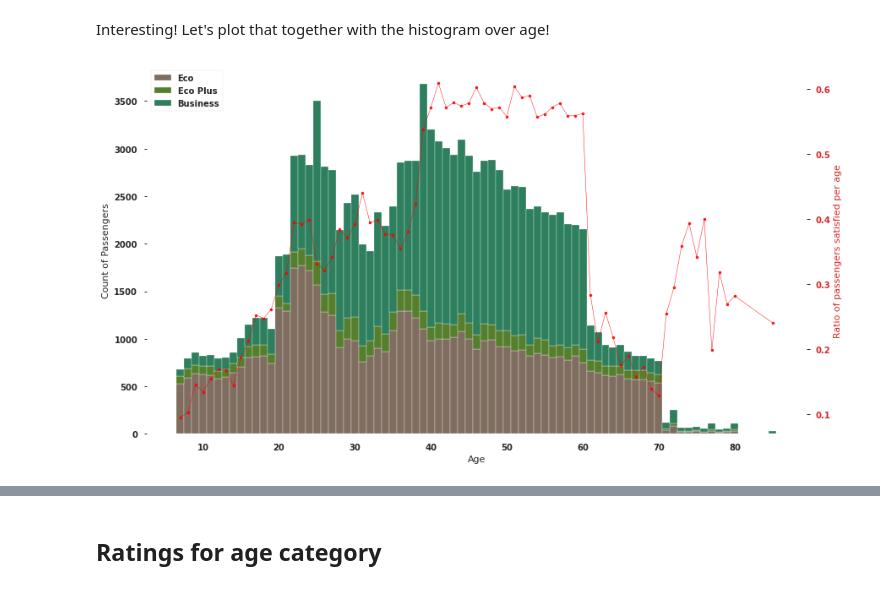
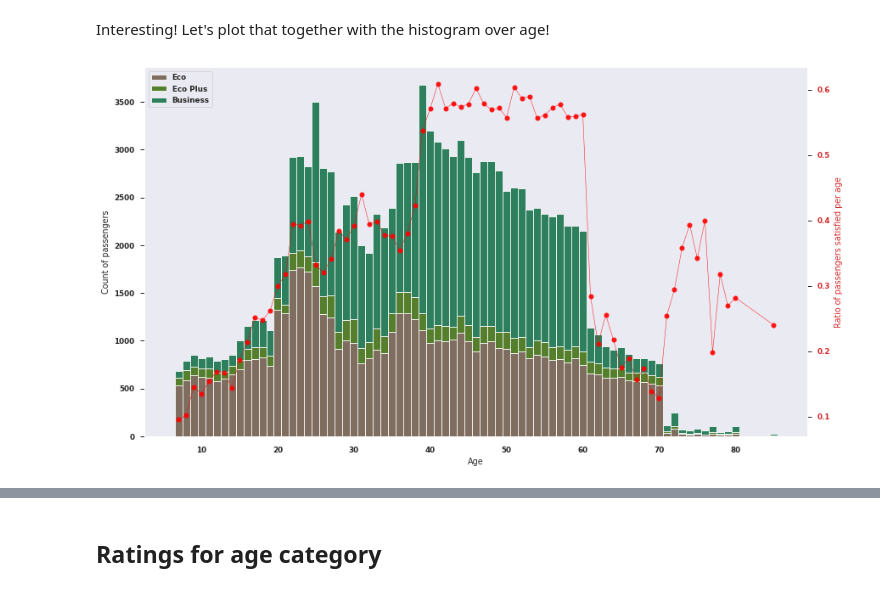
Before and after one commit to n1oftheabove/visualizing-real-world-data-project, a Jupyter notebook: airline_satisfaction.ipynb, the cells around one changed output, grey strips where cells are left out. Cells and saved outputs as stored; diff of their text form; code cells hidden in the pictures.

Commit message:
add: finalize the airline_satisfaction notebook

```diff
--- a/airline_satisfaction.ipynb
+++ b/airline_satisfaction.ipynb
@@ -5,10 +5,11 @@ import matplotlib.pyplot as plt
 import seaborn as sns
 from matplotlib import rc
 
-#import sklearn.linear_model as lm
-#import sklearn.metrics as metrics
-
 import statsmodels.api as sm
 
 import pandas_profiling
 %matplotlib inline
+
+# Set seaborn plot style
+sns.set_style("dark")
+sns.set_context("paper")
@@ -161,7 +137,7 @@ df.head()
 # %% [markdown]
 ### Norming departure and arrival delay
 # %%
-df['Departure Delay in Minutes'] = df['Departure Delay in Minutes']/df['Departure Delay in Minutes'].max()
-df['Arrival Delay in Minutes'] = df['Arrival Delay in Minutes']/df['Arrival Delay in Minutes'].max()
+# df['Departure Delay in Minutes'] = df['Departure Delay in Minutes']/df['Departure Delay in Minutes'].max()
+# df['Arrival Delay in Minutes'] = df['Arrival Delay in Minutes']/df['Arrival Delay in Minutes'].max()
 # %% [markdown]
 # 2. EDA
@@ -514,0 +466,18 @@ sns.scatterplot(x='Age', y='sat_ratio', data=df_sat_age)
+# %%
+# From original df, discard everythin except age and satisfaction
+df_age_sat = df.drop([x for x in df.columns.to_list() if not x in ['Age','Is satisfied']], axis=1)
+
+# Introduce new column 'not satisfied'
+df_age_sat['Not satisfied'] = np.where(df_age_sat['Is satisfied'] == 1, 0, 1)
+
+# Count satisfaction for every age
+df_age_sat = df_age_sat.groupby(['Age']).agg({'Is satisfied':sum, 'Not satisfied':sum,})
+df_age_sat_count = df_age_sat.reset_index(level=0).reset_index(level=0)
+
+# Create new column for satisfaction ratio
+df_age_sat_count['Satisfied ratio'] = np.where(df_age_sat_count['Is satisfied'] + df_age_sat_count['Not satisfied'] !=0,
+                                          df_age_sat_count['Is satisfied']/(df_age_sat_count['Is satisfied'] + df_age_sat_count['Not satisfied']),
+                                          np.nan,
+                                          )
+df_age_sat_count = df_age_sat_count.set_index('index')
+df_age_sat_count['Is satisfied'] = df_age_sat_count['Is satisfied'].astype(int)
@@ -517,7 +502,7 @@ Interesting! Let's plot that together with the histogram over age!
 # %%
 fig, ax = plt.subplots(figsize=(14,8))
 # y-axis in bold
-rc('font', weight='bold')
+r#c('font', weight='bold')
 
 # Values of each group
 bars1 = df_age_class['Eco']
@@ -530,33 +515,41 @@ classes_names = ['Eco', 'Eco Plus', 'Business']
 bars = np.add(bars1, bars2).tolist()
 
 # The position of the bars on the x-axis
 r = df_age_class['Age']
 
 # Names of group and bar width
 #names = ['A','B','C','D','E']
 barWidth = 1
 
 # Create brown bars
 plt.bar(r, bars1, color='#7f6d5f', edgecolor='white', width=barWidth)
 # Create green bars (middle), on top of the firs ones
 plt.bar(r, bars2, bottom=bars1, color='#557f2d', edgecolor='white', width=barWidth)
 # Create green bars (top)
 plt.bar(r, bars3, bottom=bars, color='#2d7f5e', edgecolor='white', width=barWidth)
 
 
 plt.legend(classes_names,loc=2)
 # Custom X axis
-plt.ylabel('Count of Passengers')
+plt.ylabel('Count of passengers')
 plt.xlabel("Age")
 
 ax2 = ax.twinx()
 color = 'tab:red'
-ax2.plot(df_sat_age['Age'], df_sat_age['sat_ratio'], marker='.', color='red', linewidth=.5, alpha=0.9)
+ax2.plot(df_age_sat_count['Age'],
+         df_age_sat_count['Satisfied ratio'],
+         marker='.',
+         markersize=12,
+         color='red',
+         linewidth=.5,
+         alpha=0.9,
+        )
 #sns.regplot(x='Age', y='sat_ratio', data=df_sat_age, ax=ax2, color='red', fit_reg=False, line_kws={'lw': 2})
 ax2.set_ylabel('Ratio of passengers satisfied per age', color=color)
 ax2.tick_params(axis='y', labelcolor=color)
+ax2.grid(False)
 
 # Show graphic
 plt.show()
 # %% [output]
-[figure, old version]
+[figure, new version]
```
Also changed, not shown: parts of 83 cells of this notebook.
